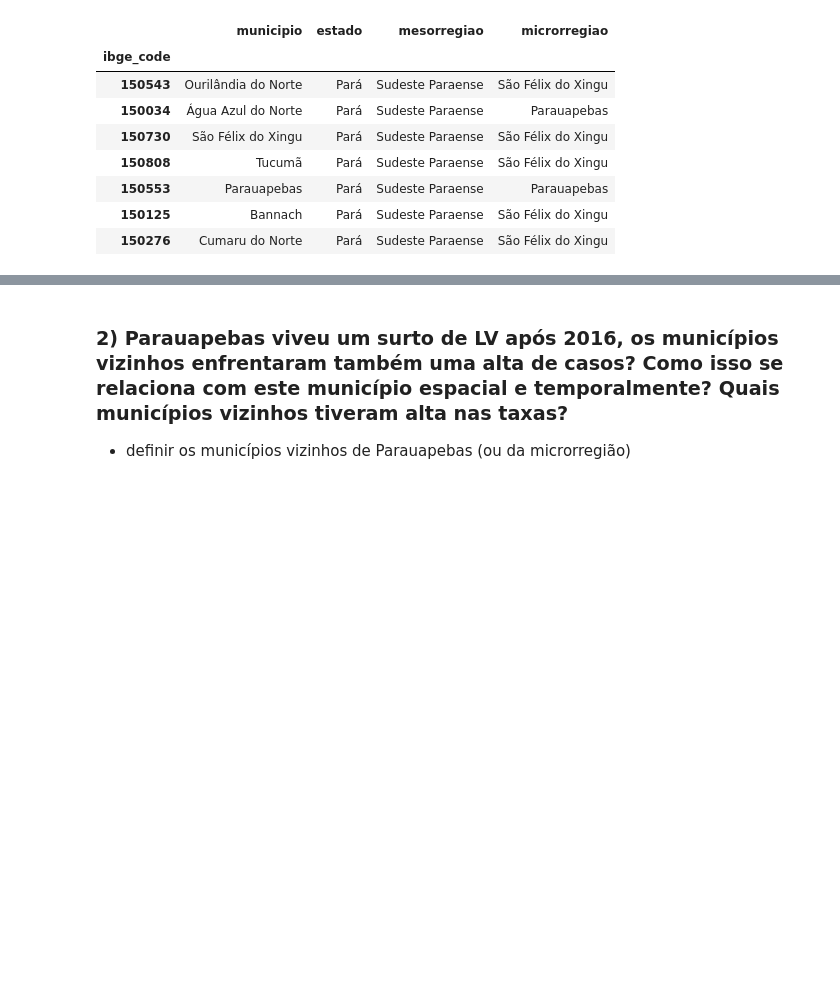
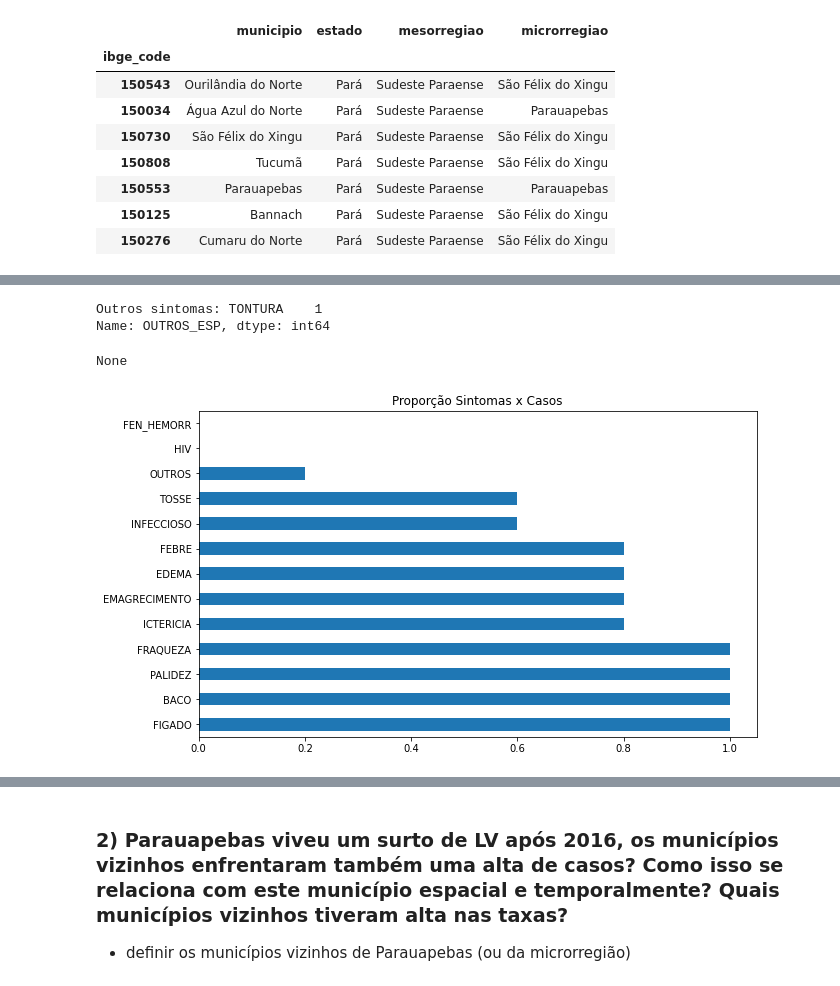
Before and after one commit to FlaviaLopes/leishmaniose, a Jupyter notebook: notebooks/visualizacao_incidencia.ipynb, the cells around one changed output, grey strips where cells are left out. Cells and saved outputs as stored; diff of their text form; code cells hidden in the pictures; blank space fills up the shorter version.

```diff
--- a/notebooks/visualizacao_incidencia.ipynb
+++ b/notebooks/visualizacao_incidencia.ipynb
@@ -73,0 +81,8 @@ Entre 2007 e 2016 a quantidade de casos se mantém estável abaixo de 10 por ano
+# %%
+df = pd.read_csv('../data/interim/leivis/casos_confirmados_full_limpos.csv', low_memory=False)
+# %%
+ouri = df.loc[
+    (df.CO_MN_INF == 150543) & (df.ANO == 2019),
+    :
+]
+ouri.index = ouri.index.map(dict(zip(ouri.index, ['Mulher A', 'Mulher B', 'Homem A', 'Homem B', 'Mulher C'])))
@@ -73,0 +136,17 @@ Entre 2007 e 2016 a quantidade de casos se mantém estável abaixo de 10 por ano
+# %%
+d = ouri.loc[
+    (ouri.CO_MN_INF == 150543) & (ouri.ANO == 2019),
+    ['FEBRE', 'FRAQUEZA', 'EDEMA', 'EMAGRECIMENTO', 'TOSSE', 'PALIDEZ', 'BACO', 'INFECCIOSO',
+'FEN_HEMORR', 'FIGADO', 'ICTERICIA', 'OUTROS', 'OUTROS_ESP', 'HIV']
+]
+display(print(f'Outros sintomas: {d.OUTROS_ESP.value_counts()}\n'))
+d.select_dtypes('int').replace({2: 0}).mean().sort_values(ascending=False).plot(
+    kind='barh',
+    figsize=(10,6),
+    title="""Proporção Sintomas x Casos"""
+);
+# %% [output]
+Outros sintomas: TONTURA    1
+Name: OUTROS_ESP, dtype: int64
+None
+[figure, added]
```
Also changed, not shown: parts of 12 cells of this notebook, 1 other file.
